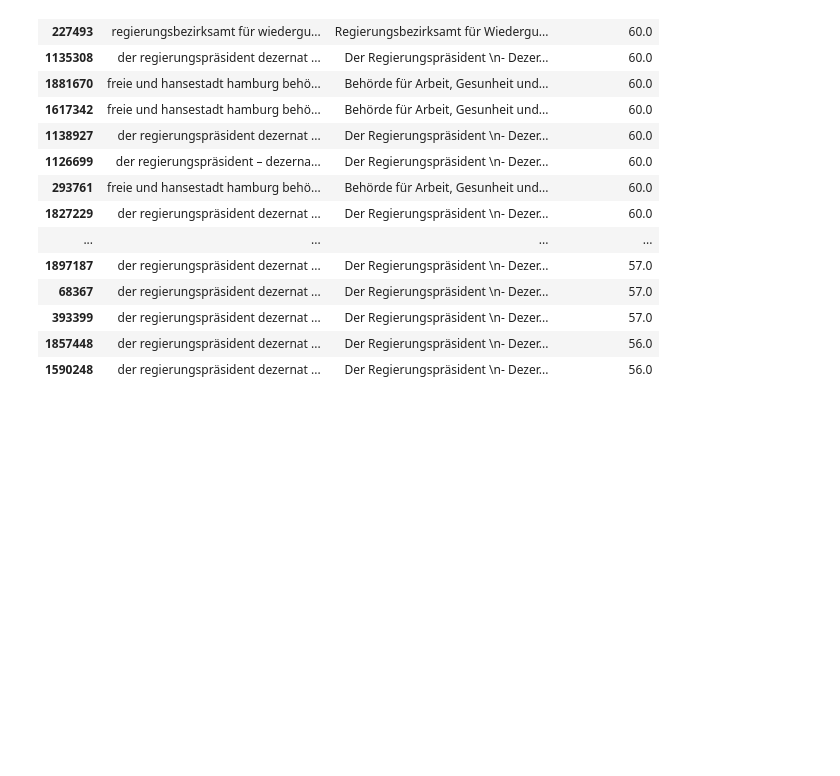
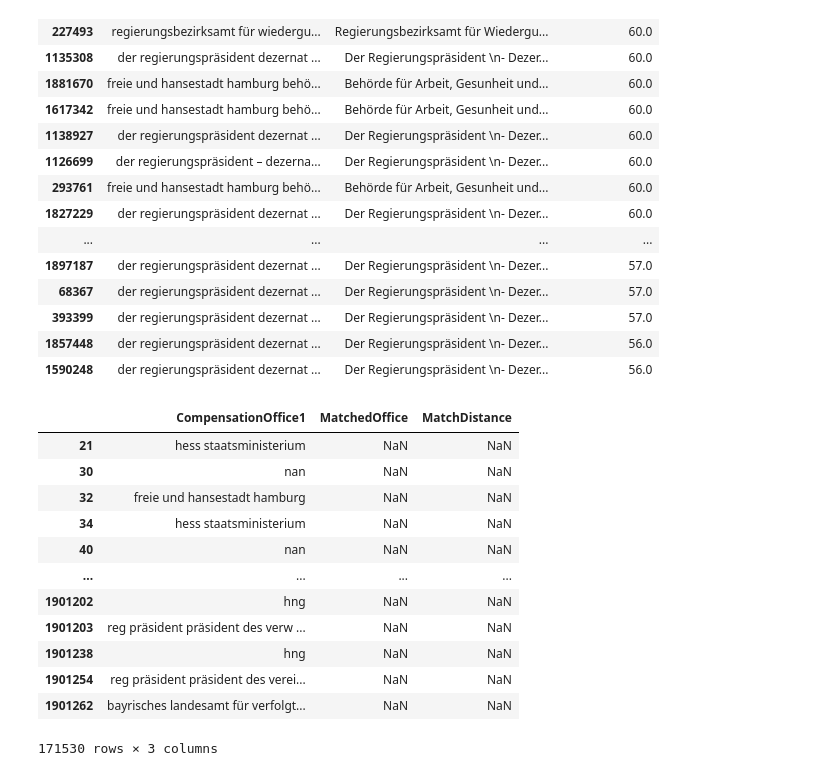
Before and after one commit to BennetHan/compensation-office-analysis, a Jupyter notebook: compensation-office-analysis.ipynb, the cells around one changed output. Cells and saved outputs as stored; diff of their text form; code cells hidden in the pictures; blank space fills up the shorter version.

```diff
--- a/compensation-office-analysis.ipynb
+++ b/compensation-office-analysis.ipynb
@@ -242,3 +242,21 @@ df_nomatches.head(20)
 | 1590248 | der regierungspräsident dezernat ... | Der Regierungspräsident \n- Dezer... | 56.0 |
 # %%
 df_nomatches.to_excel('compensation_office_nomatches_no_punctuation.xlsx', index=False)
+# %%
+no_matched_office_df = df_nomatches[df_nomatches['MatchDistance'].isna()]
+
+no_matched_office_df
+# %% [output]
+|  | CompensationOffice1 | MatchedOffice | MatchDistance |
+| 21 | hess staatsministerium | NaN | NaN |
+| 30 | nan | NaN | NaN |
+| 32 | freie und hansestadt hamburg | NaN | NaN |
+| 34 | hess staatsministerium | NaN | NaN |
+| 40 | nan | NaN | NaN |
+| ... | ... | ... | ... |
+| 1901202 | hng | NaN | NaN |
+| 1901203 | reg präsident präsident des verw ... | NaN | NaN |
+| 1901238 | hng | NaN | NaN |
+| 1901254 | reg präsident präsident des verei... | NaN | NaN |
+| 1901262 | bayrisches landesamt für verfolgt... | NaN | NaN |
+171530 rows × 3 columns
```
Also changed, not shown: parts of 4 cells of this notebook, 2 other files.
